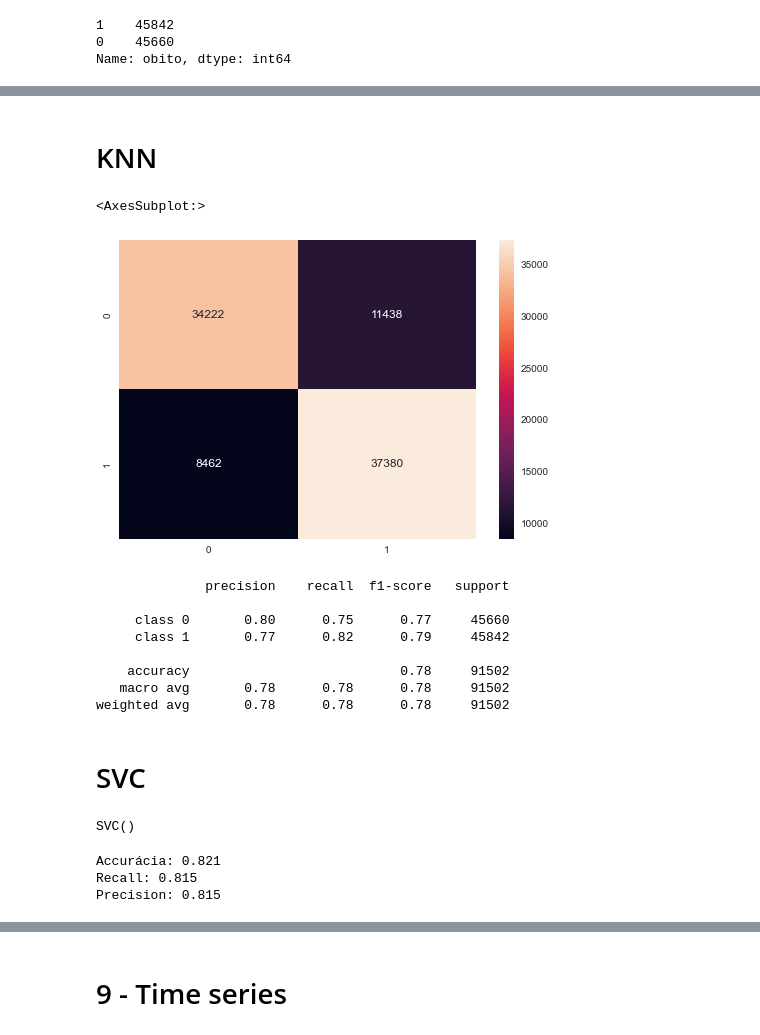
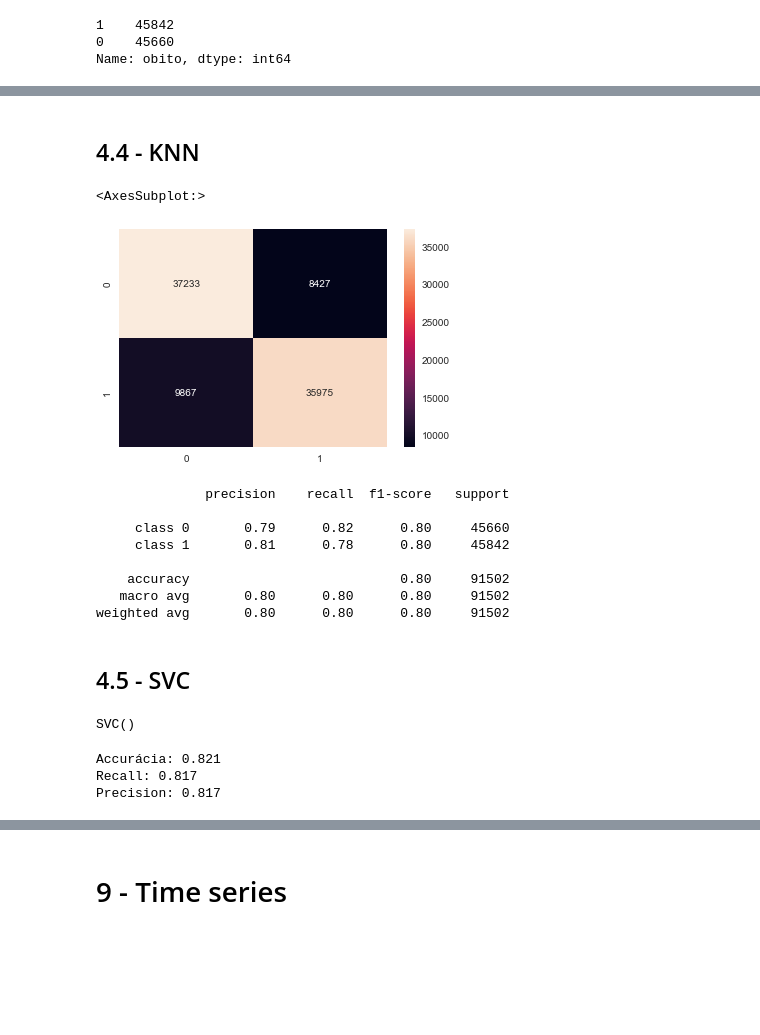
Before and after one commit to 1colete/dh_projeto_integrador, a Jupyter notebook: 3_modelagem.ipynb, the cells around one changed output, grey strips where cells are left out. Saved outputs shown, nothing was run; the diff lists cells and outputs as text; code cells hidden in the pictures; blank space fills up the shorter version.

```diff
--- a/3_modelagem.ipynb
+++ b/3_modelagem.ipynb
@@ -257,22 +252,22 @@ visualizer.show();
 # %% [markdown]
-# KNN
+## 4.4 - KNN
 # %%
 knn = KNeighborsClassifier(n_neighbors= 5)
 
-knn.fit(X_train,
+knn.fit(X1_train,
        y_train
        )
 y_pred = knn.predict(X_test)
 # %%
 # Aplicando o KNN nos dados de teste.
-y_pred = knn.predict(X_test)
+y_pred = knn.predict(X1_test)
 cnf_matrix = metrics.confusion_matrix(y_test, y_pred)
 
 # plotando a matriz de confusao
 sns.heatmap(cnf_matrix, annot = True, fmt = 'd')
 # %% [output]
 <AxesSubplot:>
-[figure, old version]
+[figure, new version]
 # %%
 # Imprimindo as métricas
 target_names = ['class 0', 'class 1']
@@ -280,14 +275,14 @@ print(classification_report(y_test, y_pred, target_names=target_names))
 # %% [output]
               precision    recall  f1-score   support
 
-     class 0       0.80      0.75      0.77     45660
-     class 1       0.77      0.82      0.79     45842
+     class 0       0.79      0.82      0.80     45660
+     class 1       0.81      0.78      0.80     45842
 
-    accuracy                           0.78     91502
-   macro avg       0.78      0.78      0.78     91502
-weighted avg       0.78      0.78      0.78     91502
+    accuracy                           0.80     91502
+   macro avg       0.80      0.80      0.80     91502
+weighted avg       0.80      0.80      0.80     91502
 # %% [markdown]
-# SVC
+## 4.5 - SVC
 # %%
 svc_clf = SVC()
 
@@ -312,6 +307,6 @@ print(f'Recall: {round(recall, 3)}')
 print(f'Precision: {round(recall, 3)}')
 # %% [output]
 Accurácia: 0.821
-Recall: 0.815
-Precision: 0.815
+Recall: 0.817
+Precision: 0.817
 # %% [markdown]
```
Also changed, not shown: parts of 47 cells of this notebook, 3 other files.
